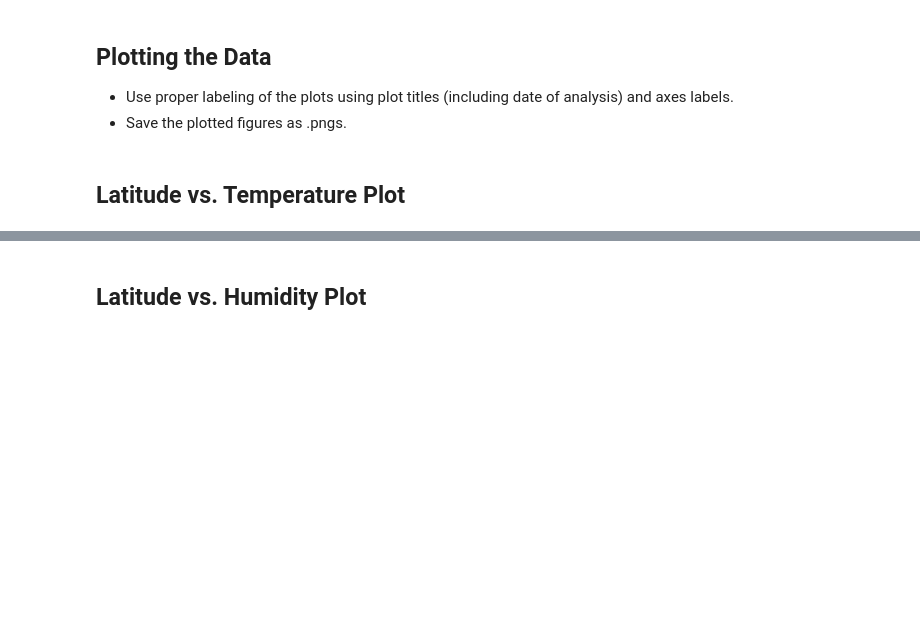
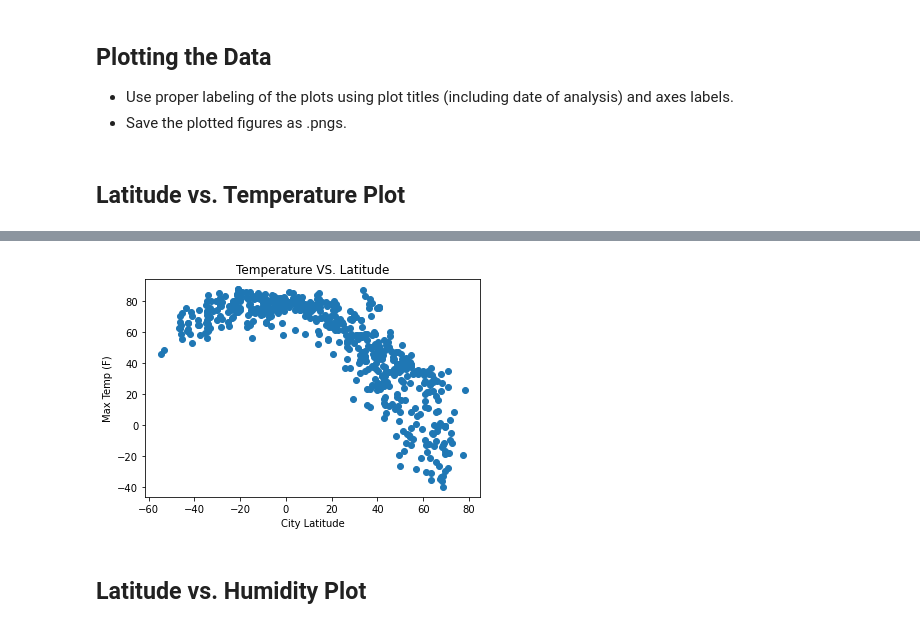
Before and after one commit to randallwvr90/python-api-challenge, a Jupyter notebook: WeatherPy.ipynb, the cells around one changed output, grey strips where cells are left out. Cells and saved outputs as stored; diff of their text form; code cells hidden in the pictures; blank space fills up the shorter version.

Commit message:
complete vacationpy and most of weatherpy

```diff
--- a/WeatherPy.ipynb
+++ b/WeatherPy.ipynb
@@ -178,3 +176,13 @@ print(badIndexList)
+# %%
+plt.scatter(weatherDF['lat'], weatherDF['Max Temp (F)'])
+plt.xlabel('City Latitude')
+plt.ylabel('Max Temp (F)')
+plt.title('Temperature VS. Latitude')
+filepath = f"{output_data_folder}temp_vs_lat.png"
+plt.savefig(filepath)
+plt.show()
+# %% [output]
+[figure, added]
 # %% [markdown]
 ## Latitude vs. Humidity Plot
 # %%
```
Also changed, not shown: parts of 9 cells of this notebook, 2 other files.
